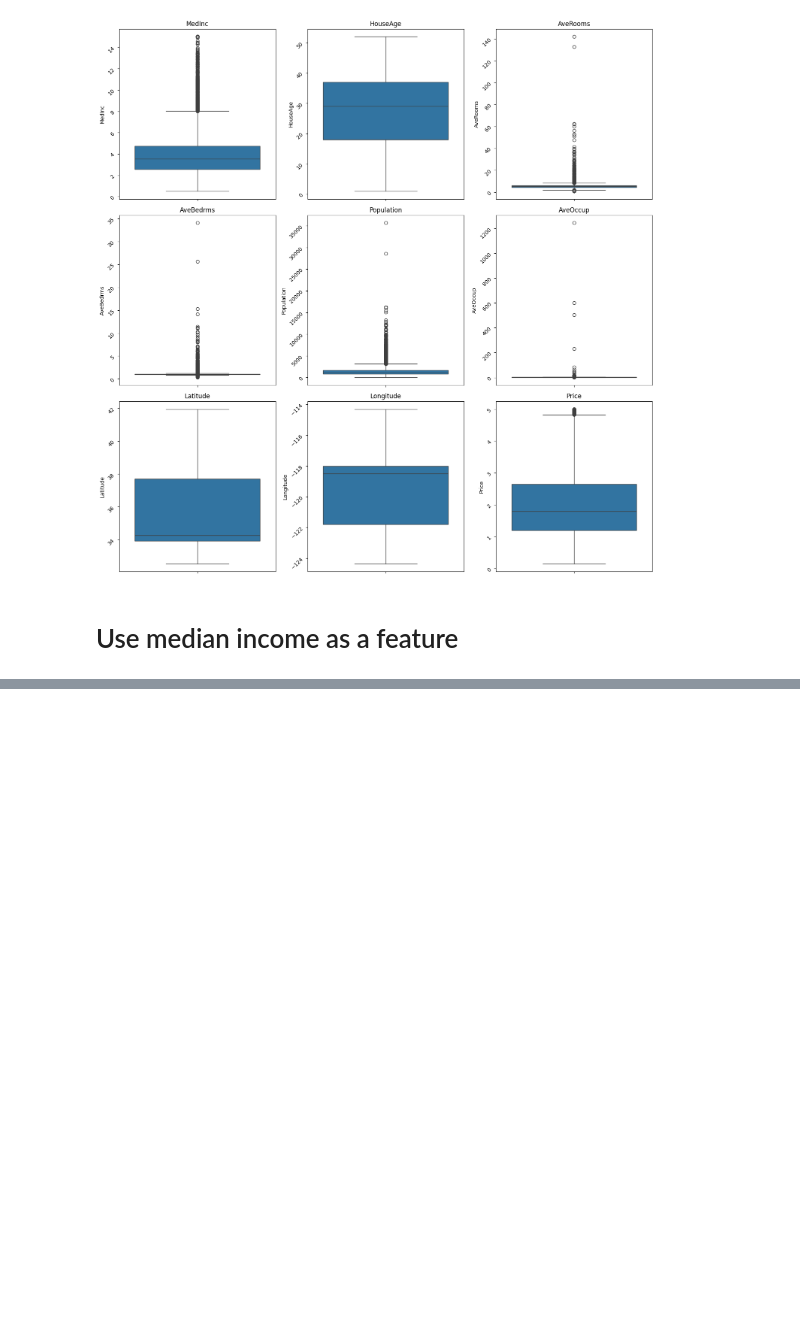
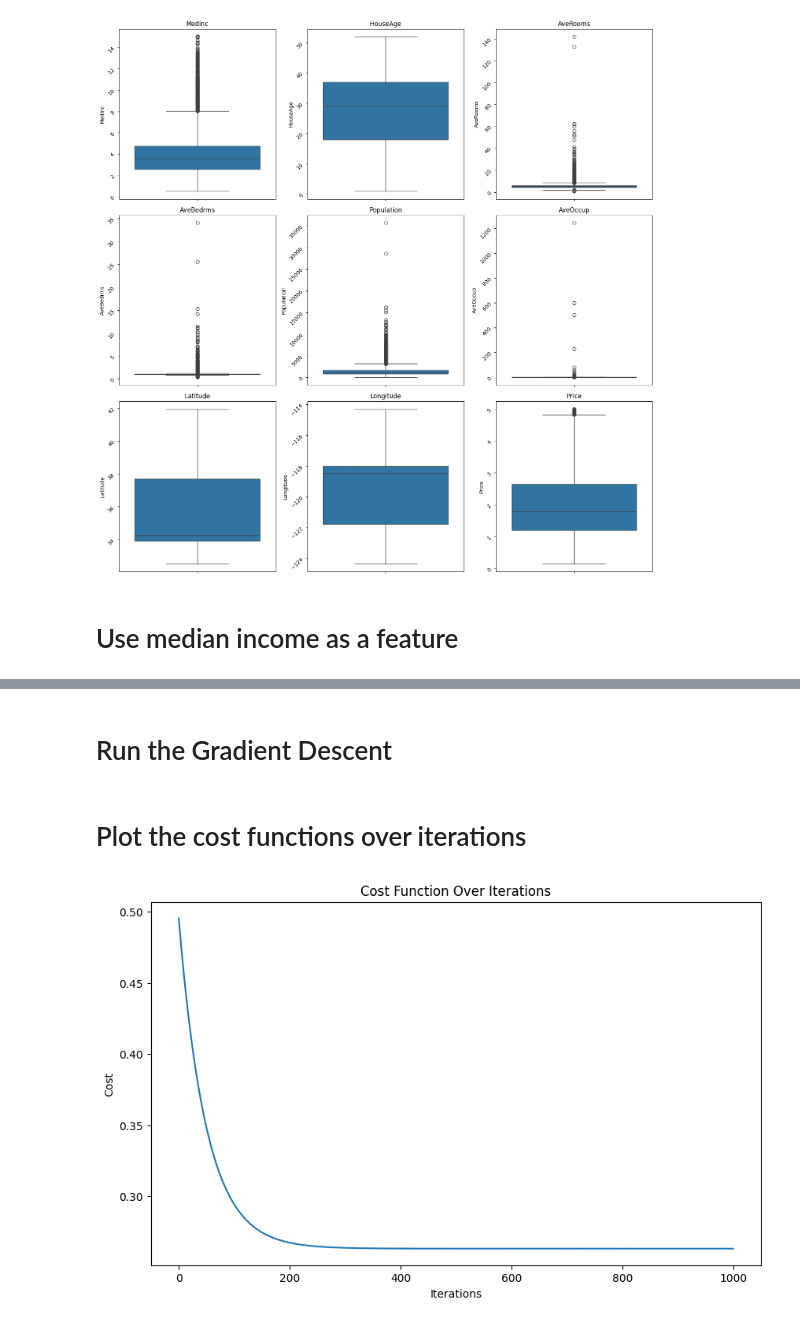
Before and after one commit to Yc3t/ml-noteboooks, a Jupyter notebook: linear-regression.ipynb, the cells around one changed output, grey strips where cells are left out. Saved outputs shown, nothing was run; the diff lists cells and outputs as text; code cells hidden in the pictures; blank space fills up the shorter version.

```diff
--- a/linear-regression.ipynb
+++ b/linear-regression.ipynb
@@ -92,0 +122,5 @@ y = df['Price']
+# %%
+def compute_cost(X,y,theta):
+    m = len(y)
+    predictions = X*theta[1] + theta[0]
+    return (1/(2*m)) * np.sum((predictions-y)**2)
@@ -92,0 +146,46 @@ y = df['Price']
+# %%
+def gradient_descent(X,y,theta,alpha,iterations):
+    m = len(y)
+    cost_history = []
+    theta_history = []
+
+    for i in range(iterations):
+        prediction = X*theta[1] + theta[0]
+
+        #Update theta
+        temp0 = theta[0] - alpha * (1/m) * np.sum(prediction-y)
+        temp1 = theta[1] - alpha * (1/m) * np.sum((prediction-y)*X)
+
+        theta = np.array([temp0,temp1])
+        theta_history.append(theta)
+        cost_history.append(compute_cost(X,y,theta))
+
+    return theta,cost_history,theta_history
+# %% [markdown]
+# Run the Gradient Descent
+# %%
+# Initialize parameters
+theta = np.array([0,0])
+alpha = 0.01
+iterations = 1000
+
+# Run GD
+
+theta_final,cost_history,theta_history = gradient_descent(
+    x_scaled.flatten(),
+    y_scaled.flatten(),
+    theta,
+    alpha,
+    iterations
+)
+# %% [markdown]
+# Plot the cost functions over iterations
+# %%
+plt.figure(figsize=(10, 6))
+plt.plot(range(iterations), cost_history)
+plt.xlabel('Iterations')
+plt.ylabel('Cost')
+plt.title('Cost Function Over Iterations')
+plt.show()
+# %% [output]
+[figure, added]
```
Also changed, not shown: parts of 11 cells of this notebook.
